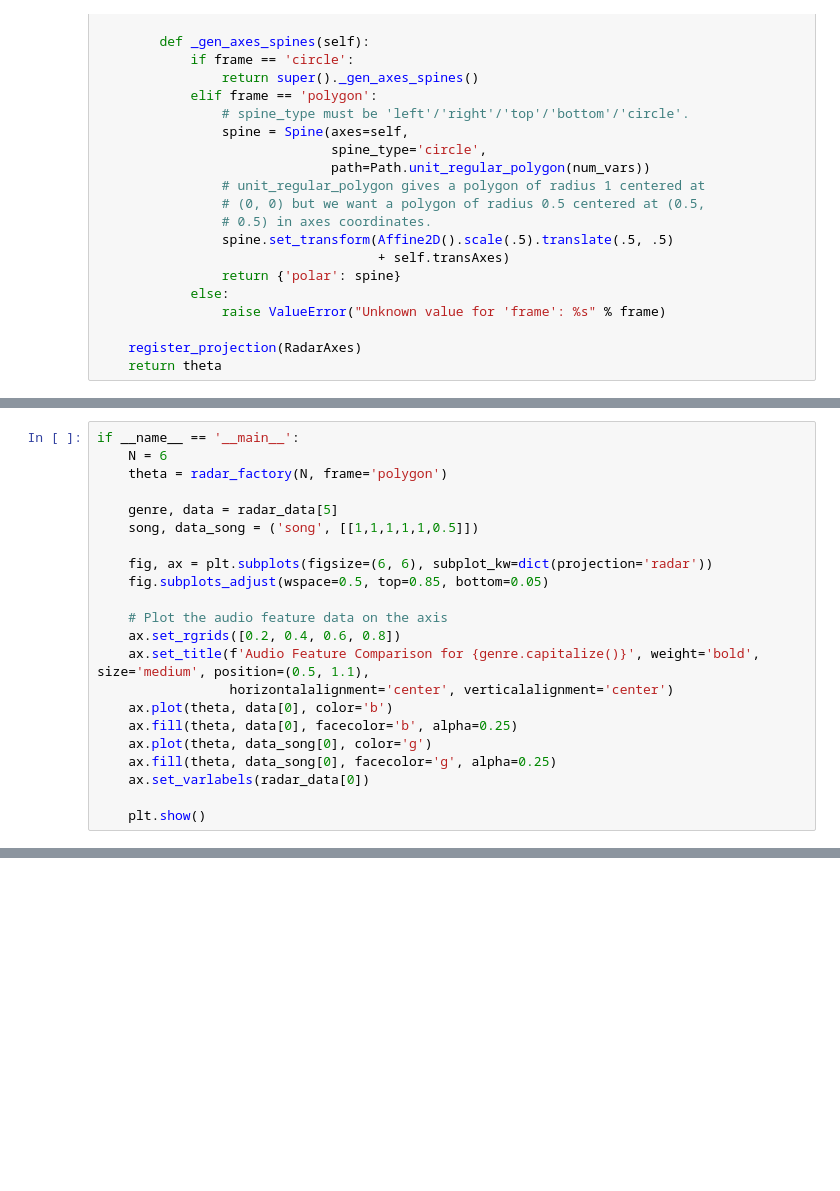
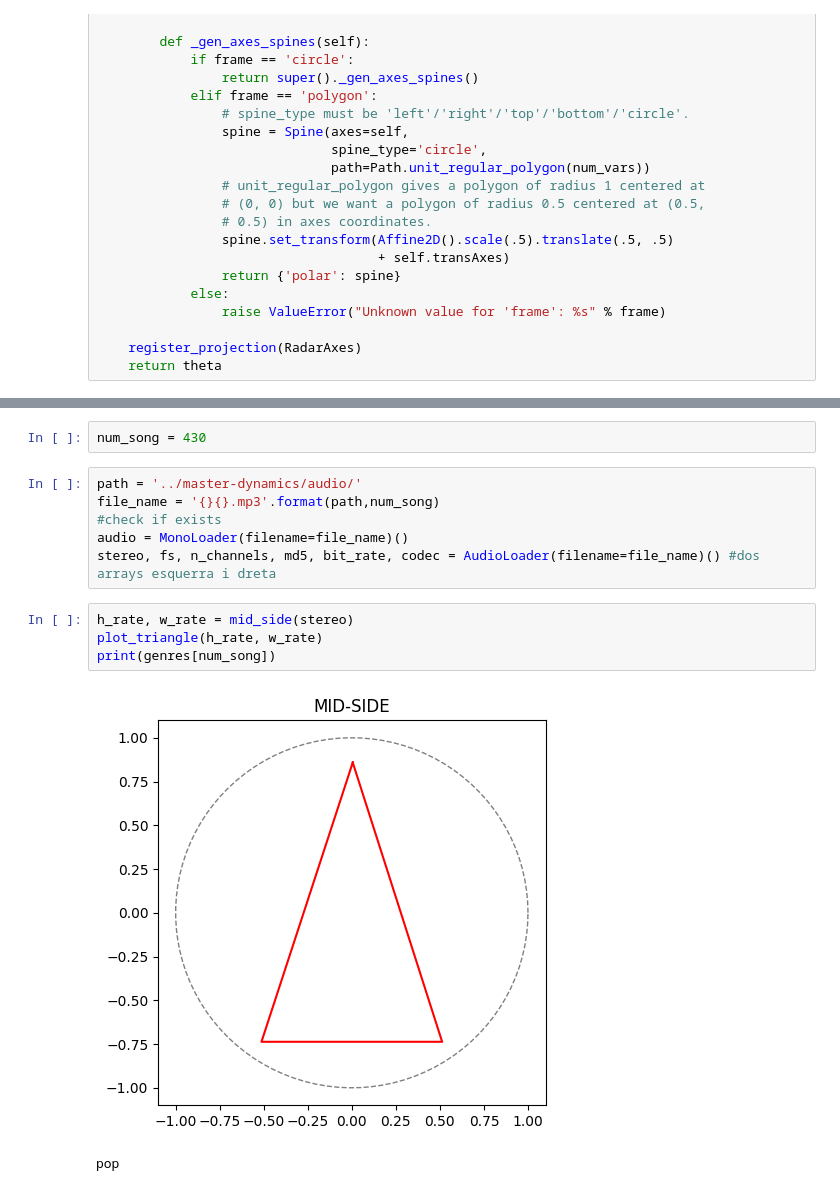
Before and after one commit to rogerpurgimon/TFG, a Jupyter notebook: Software prototype.ipynb, the cells around one changed output, grey strips where cells are left out. Cells and saved outputs as stored; diff of their text form; blank space fills up the shorter version.

```diff
--- a/Software prototype.ipynb
+++ b/Software prototype.ipynb
@@ -261,22 +262,0 @@ if __name__ == '__main__':
-# %%
-if __name__ == '__main__':
-    N = 6
-    theta = radar_factory(N, frame='polygon')
-
-    genre, data = radar_data[5]
-    song, data_song = ('song', [[1,1,1,1,1,0.5]])
-
-    fig, ax = plt.subplots(figsize=(6, 6), subplot_kw=dict(projection='radar'))
-    fig.subplots_adjust(wspace=0.5, top=0.85, bottom=0.05)
-
-    # Plot the audio feature data on the axis
-    ax.set_rgrids([0.2, 0.4, 0.6, 0.8])
-    ax.set_title(f'Audio Feature Comparison for {genre.capitalize()}', weight='bold', size='medium', position=(0.5, 1.1),
-                 horizontalalignment='center', verticalalignment='center')
-    ax.plot(theta, data[0], color='b')
-    ax.fill(theta, data[0], facecolor='b', alpha=0.25)
-    ax.plot(theta, data_song[0], color='g')
-    ax.fill(theta, data_song[0], facecolor='g', alpha=0.25)
-    ax.set_varlabels(radar_data[0])
-
-    plt.show()
@@ -284,0 +349,15 @@ if __name__ == '__main__':
+# %%
+num_song = 430
+# %%
+path = '../master-dynamics/audio/'
+file_name = '{}{}.mp3'.format(path,num_song)
+#check if exists
+audio = MonoLoader(filename=file_name)()
+stereo, fs, n_channels, md5, bit_rate, codec = AudioLoader(filename=file_name)() #dos arrays esquerra i dreta
+# %%
+h_rate, w_rate = mid_side(stereo)
+plot_triangle(h_rate, w_rate)
+print(genres[num_song])
+# %% [output]
+[figure, added]
+pop
```
Also changed, not shown: parts of 11 cells of this notebook.
